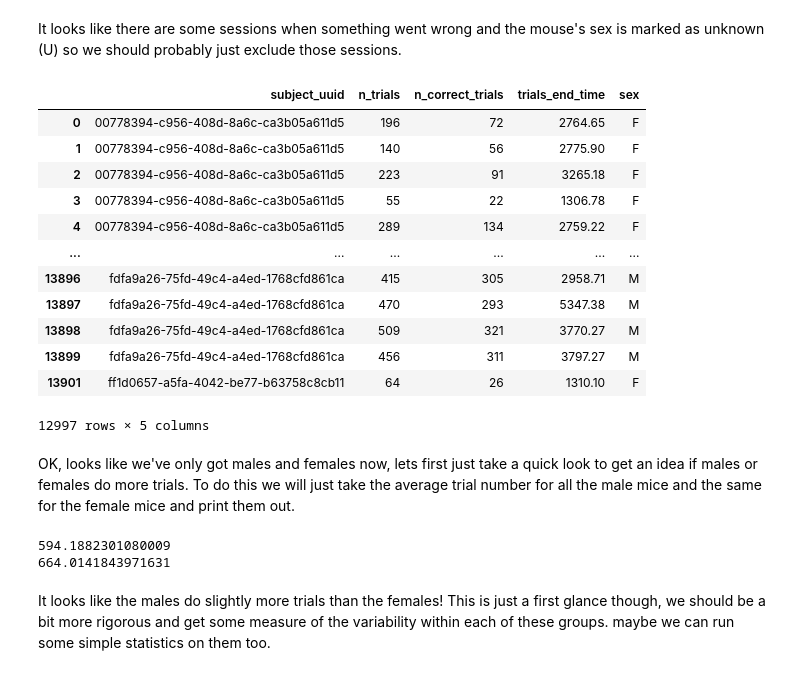
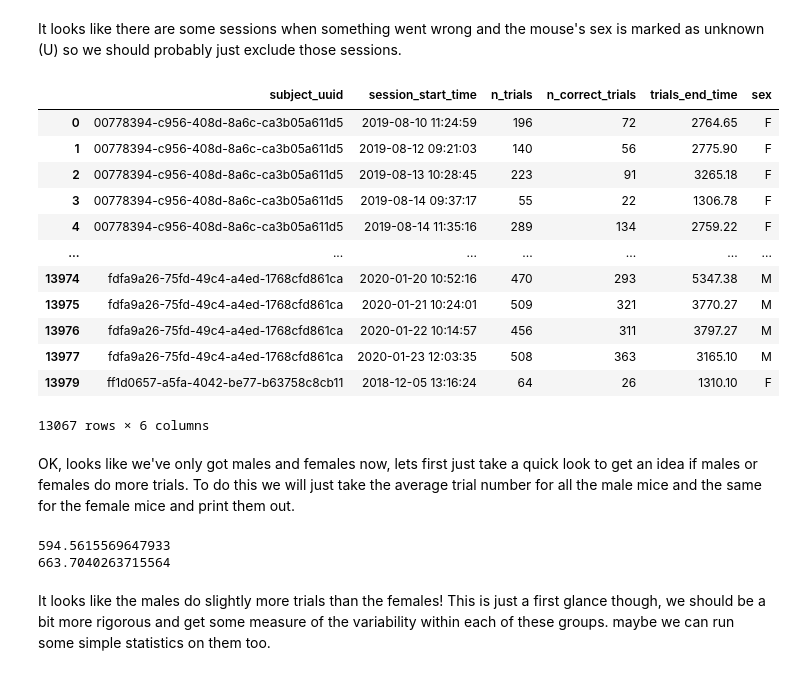
Before and after one commit to cskrasniak/behavior_analysis_demo, a Jupyter notebook: simple_analysis_example.ipynb, the cells around one changed output. Saved outputs shown, nothing was run; the diff lists cells and outputs as text; code cells hidden in the pictures.

```diff
--- a/simple_analysis_example.ipynb
+++ b/simple_analysis_example.ipynb
@@ -82,7 +89,7 @@ Total: 13937
 # %%
 ## Fetch the data as a pandas dataframe
 # There's a lot of extraneous info in there, so we'll only fetch the interesting data types listed below
-data = data_to_fetch.fetch('subject_uuid','n_trials','n_correct_trials','trials_end_time','sex',as_dict=True)
+data = data_to_fetch.fetch('subject_uuid','session_start_time','n_trials','n_correct_trials','trials_end_time','sex',as_dict=True)
 data = pd.DataFrame(data)
 data
 # %% [output]
@@ -126,20 +133,21 @@ U
 It looks like there are some sessions when something went wrong and the mouse's sex is marked as unknown (U) so we should probably just exclude those sessions.
 # %%
 mf_data = data[data['sex']!='U']
+mf_data
 # %% [output]
-|  | subject_uuid | n_trials | n_correct_trials | trials_end_time | sex |
-| 0 | 00778394-c956-408d-8a6c-ca3b05a611d5 | 196 | 72 | 2764.65 | F |
-| 1 | 00778394-c956-408d-8a6c-ca3b05a611d5 | 140 | 56 | 2775.90 | F |
-| 2 | 00778394-c956-408d-8a6c-ca3b05a611d5 | 223 | 91 | 3265.18 | F |
-| 3 | 00778394-c956-408d-8a6c-ca3b05a611d5 | 55 | 22 | 1306.78 | F |
-| 4 | 00778394-c956-408d-8a6c-ca3b05a611d5 | 289 | 134 | 2759.22 | F |
-| ... | ... | ... | ... | ... | ... |
-| 13896 | fdfa9a26-75fd-49c4-a4ed-1768cfd861ca | 415 | 305 | 2958.71 | M |
-| 13897 | fdfa9a26-75fd-49c4-a4ed-1768cfd861ca | 470 | 293 | 5347.38 | M |
-| 13898 | fdfa9a26-75fd-49c4-a4ed-1768cfd861ca | 509 | 321 | 3770.27 | M |
-| 13899 | fdfa9a26-75fd-49c4-a4ed-1768cfd861ca | 456 | 311 | 3797.27 | M |
-| 13901 | ff1d0657-a5fa-4042-be77-b63758c8cb11 | 64 | 26 | 1310.10 | F |
+|  | subject_uuid | session_start_time | n_trials | n_correct_trials | trials_end_time | sex |
+| 0 | 00778394-c956-408d-8a6c-ca3b05a611d5 | 2019-08-10 11:24:59 | 196 | 72 | 2764.65 | F |
+| 1 | 00778394-c956-408d-8a6c-ca3b05a611d5 | 2019-08-12 09:21:03 | 140 | 56 | 2775.90 | F |
+| 2 | 00778394-c956-408d-8a6c-ca3b05a611d5 | 2019-08-13 10:28:45 | 223 | 91 | 3265.18 | F |
+| 3 | 00778394-c956-408d-8a6c-ca3b05a611d5 | 2019-08-14 09:37:17 | 55 | 22 | 1306.78 | F |
+| 4 | 00778394-c956-408d-8a6c-ca3b05a611d5 | 2019-08-14 11:35:16 | 289 | 134 | 2759.22 | F |
+| ... | ... | ... | ... | ... | ... | ... |
+| 13974 | fdfa9a26-75fd-49c4-a4ed-1768cfd861ca | 2020-01-20 10:52:16 | 470 | 293 | 5347.38 | M |
+| 13975 | fdfa9a26-75fd-49c4-a4ed-1768cfd861ca | 2020-01-21 10:24:01 | 509 | 321 | 3770.27 | M |
+| 13976 | fdfa9a26-75fd-49c4-a4ed-1768cfd861ca | 2020-01-22 10:14:57 | 456 | 311 | 3797.27 | M |
+| 13977 | fdfa9a26-75fd-49c4-a4ed-1768cfd861ca | 2020-01-23 12:03:35 | 508 | 363 | 3165.10 | M |
+| 13979 | ff1d0657-a5fa-4042-be77-b63758c8cb11 | 2018-12-05 13:16:24 | 64 | 26 | 1310.10 | F |
-12997 rows × 5 columns
+13067 rows × 6 columns
 # %%
 ## Let's double check to make sure we only have M and F
 for mouse_sex in mf_data['sex']:
@@ -158,8 +166,8 @@ mean_m = np.mean(nTrials_males)
 print(mean_f)
 print(mean_m)
 # %% [output]
-594.1882301080009
-664.0141843971631
+594.5615569647933
+663.7040263715564
 # %% [markdown]
 It looks like the males do slightly more trials than the females! This is just a first glance though, we should be a bit more rigorous and get some measure of the variability within each of these groups. maybe we can run some simple statistics on them too.
 # %%
```
Also changed, not shown: parts of 30 cells of this notebook.
